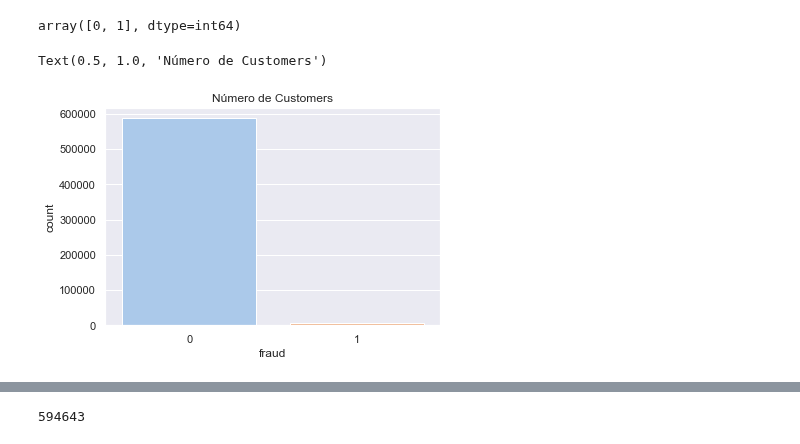
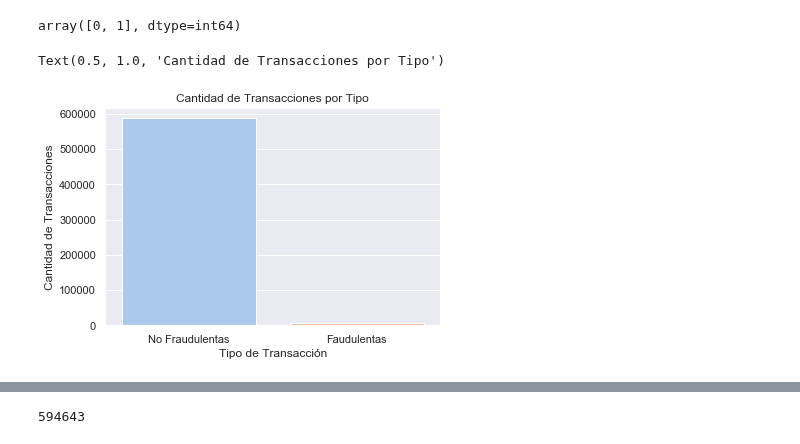
Before and after one commit to alseveso/AcamicaDS, a Jupyter notebook: Proyecto 4/Proyecto 04_Alejandra Seveso.ipynb, the cells around one changed output, grey strips where cells are left out. Drawn from its saved outputs; the diff is of its cells as text; code cells hidden in the pictures.

```diff
--- a/Proyecto 4/Proyecto 04_Alejandra Seveso.ipynb
+++ b/Proyecto 4/Proyecto 04_Alejandra Seveso.ipynb
@@ -132,8 +122,11 @@ pd.unique(banksim['fraud'])
 # %% [output]
 array([0, 1], dtype=int64)
 # %%
-sns.countplot(data = banksim, x = 'fraud', order = banksim['fraud'].value_counts().index, palette='pastel')
-plt.title('Número de Customers')
+ax=sns.countplot(data = banksim, x = 'fraud', order = banksim['fraud'].value_counts().index, palette='pastel')
+ax.set_xticklabels(["No Fraudulentas","Faudulentas"])
+plt.xlabel('Tipo de Transacción');
+plt.ylabel('Cantidad de Transacciones');
+plt.title('Cantidad de Transacciones por Tipo')
 # %% [output]
-Text(0.5, 1.0, 'Número de Customers')
+Text(0.5, 1.0, 'Cantidad de Transacciones por Tipo')
-[figure, old version]
+[figure, new version]
```
Also changed, not shown: parts of 34 cells of this notebook, 1 other file.
